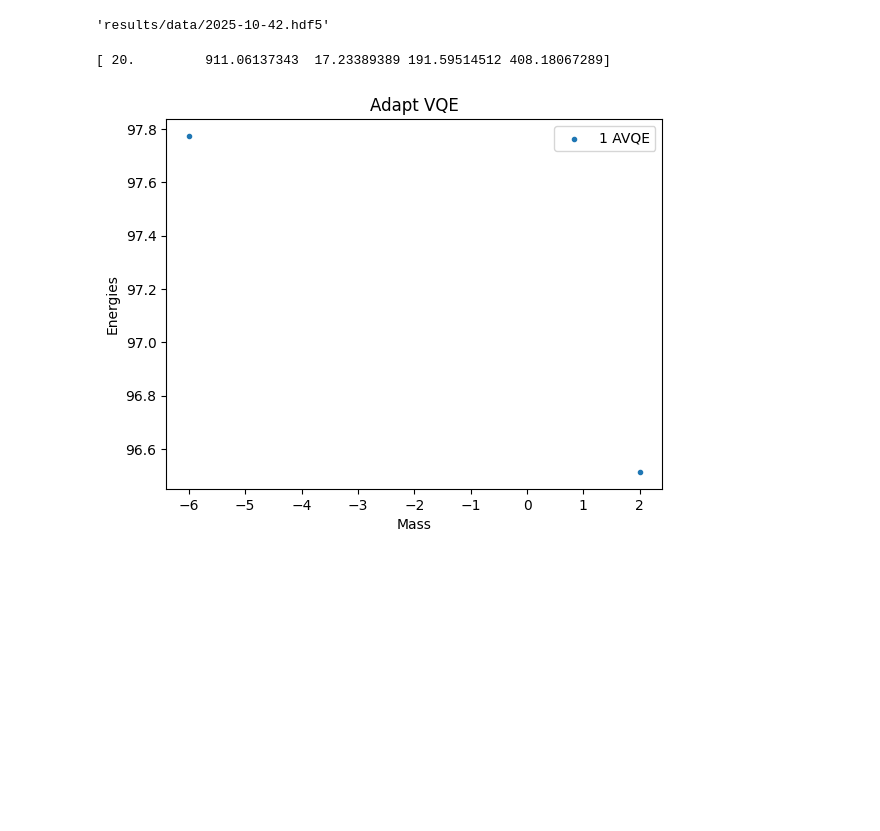
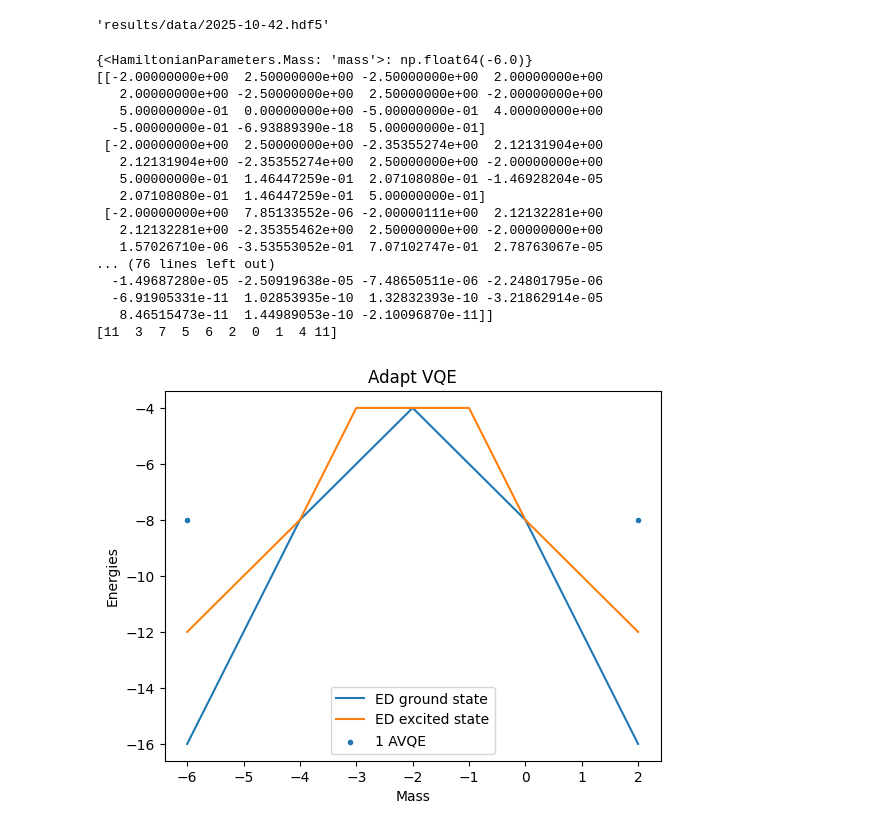
Before and after one commit to NicoDic98/QC-MasterThesis, a Jupyter notebook: plots.ipynb, the cells around one changed output. Cells and saved outputs as stored; diff of their text form; code cells hidden in the pictures; blank space fills up the shorter version.

Commit message:
Ran adapt vqe with just R_Y and with the full pool when using the hamiltonian without penalty term for the derivative calculation in Adapt VQE

```diff
--- a/plots.ipynb
+++ b/plots.ipynb
@@ -207,25 +206,46 @@ h5_file
 'results/data/2025-10-42.hdf5'
 # %%
 with h5py.File(h5_file, "r") as f:
-    avqe_1_loader = ResultLoader(f["2025-10-21_14-26-18-42"])
+    avqe_1_loader = ResultLoader(f["2025-10-21_16-15-16-23708113"])
     avqe_1_energy, avqe_1_mass = avqe_1_loader.get_energy_mass({})
-    print(np.abs(avqe_1_loader.get_observables(VQEParameters.AnsatzOperatorDerivatives,{HamiltonianParameters.Mass: 1}, [])[0]).sum(axis=1))
-    circuit = avqe_1_loader.get_circuit({HamiltonianParameters.Mass: 1}, True)
+    for i in [0, 1]:
+        params = {HamiltonianParameters.Mass: i}
+        print(avqe_1_loader.get_parameter_values_from_indices(params))
+        print(avqe_1_loader.get_observables(VQEParameters.AnsatzOperatorDerivatives,params, [])[0])
+        print(avqe_1_loader.get_observables(VQEParameters.AnsatzOperators,params, [])[0])
+    params = {HamiltonianParameters.Mass: 0}
+    circuit = avqe_1_loader.get_circuit(params, True)
 fig, ax = plt.subplots()
-# with h5py.File(f"{data_folder}{"2025-09-35"}.hdf5", "r") as f:
-#     ed_loader = ResultLoader(f["2025-09-03_22-35-17"])
-#     ed_energy, ed_mass = ed_loader.get_energy_mass({})
-#
-# ax.plot(ed_mass, ed_energy[:, 0], label="ED ground state", zorder=-1)
-# ax.plot(ed_mass, ed_energy[:, 1], label="ED excited state", zorder=-1)
+with h5py.File(f"{data_folder}{"2025-09-35"}.hdf5", "r") as f:
+    ed_loader = ResultLoader(f["2025-09-03_22-35-17"])
+    ed_energy, ed_mass = ed_loader.get_energy_mass({})
+
+ax.plot(ed_mass, ed_energy[:, 0], label="ED ground state", zorder=-1)
+ax.plot(ed_mass, ed_energy[:, 1], label="ED excited state", zorder=-1)
 ax.scatter(avqe_1_mass, avqe_1_energy, label="1 AVQE", marker='.')
 ax.set(xlabel='Mass', ylabel='Energies')
 ax.set_title("Adapt VQE")
 ax.legend()
 plt.show()
 # %% [output]
-[ 20.         911.06137343  17.23389389 191.59514512 408.18067289]
+{<HamiltonianParameters.Mass: 'mass'>: np.float64(-6.0)}
+[[-2.00000000e+00  2.50000000e+00 -2.50000000e+00  2.00000000e+00
+   2.00000000e+00 -2.50000000e+00  2.50000000e+00 -2.00000000e+00
+   5.00000000e-01  0.00000000e+00 -5.00000000e-01  4.00000000e+00
+  -5.00000000e-01 -6.93889390e-18  5.00000000e-01]
+ [-2.00000000e+00  2.50000000e+00 -2.35355274e+00  2.12131904e+00
+   2.12131904e+00 -2.35355274e+00  2.50000000e+00 -2.00000000e+00
+   5.00000000e-01  1.46447259e-01  2.07108080e-01 -1.46928204e-05
+   2.07108080e-01  1.46447259e-01  5.00000000e-01]
+ [-2.00000000e+00  7.85133552e-06 -2.00000111e+00  2.12132281e+00
+   2.12132281e+00 -2.35355462e+00  2.50000000e+00 -2.00000000e+00
+   1.57026710e-06 -3.53553052e-01  7.07102747e-01  2.78763067e-05
+... (76 lines left out)
+  -1.49687280e-05 -2.50919638e-05 -7.48650511e-06 -2.24801795e-06
+  -6.91905331e-11  1.02853935e-10  1.32832393e-10 -3.21862914e-05
+   8.46515473e-11  1.44989053e-10 -2.10096870e-11]]
+[11  3  7  5  6  2  0  1  4 11]
-[figure, old version]
+[figure, new version]
 # %%
 circuit.draw("mpl")
 # %% [output]
```
Also changed, not shown: parts of 2 cells of this notebook, 8 other files.
